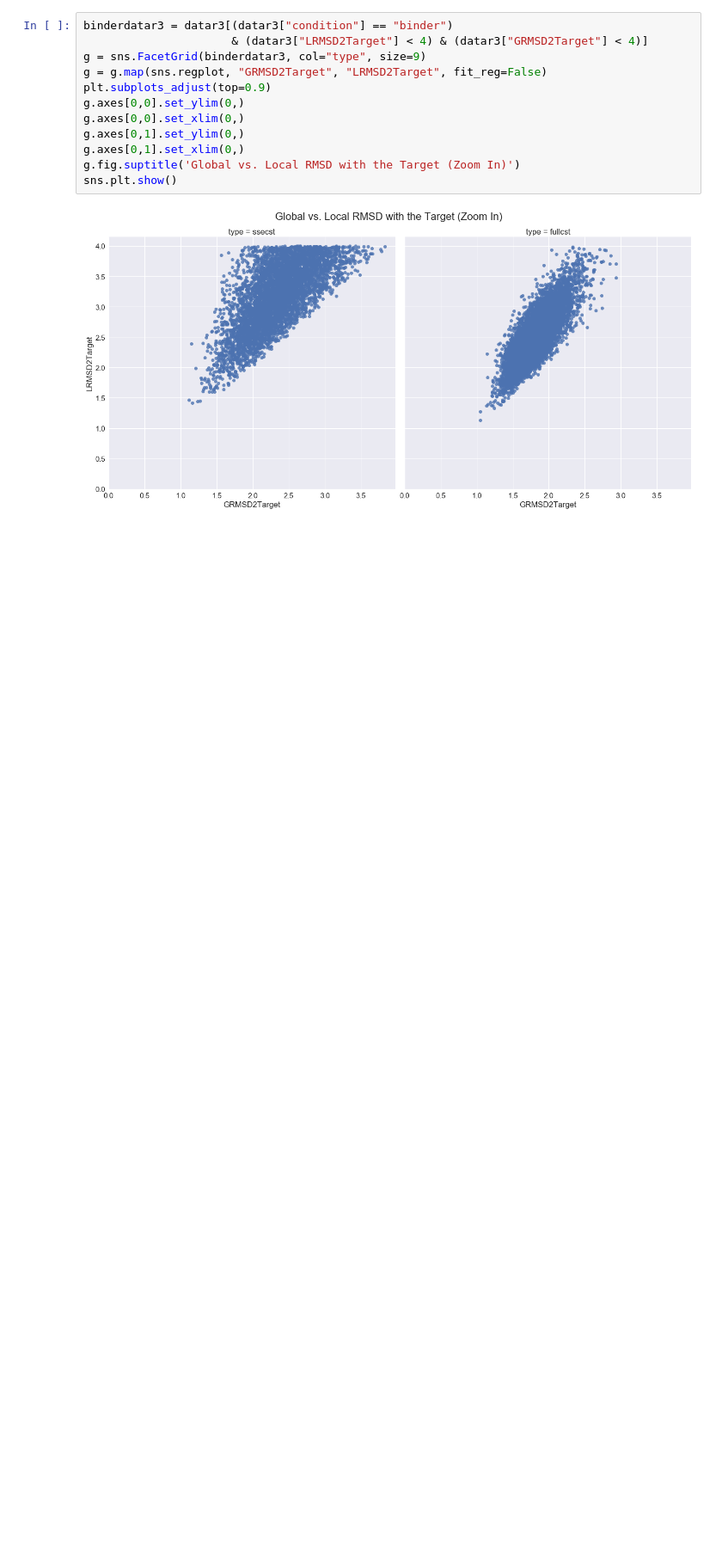
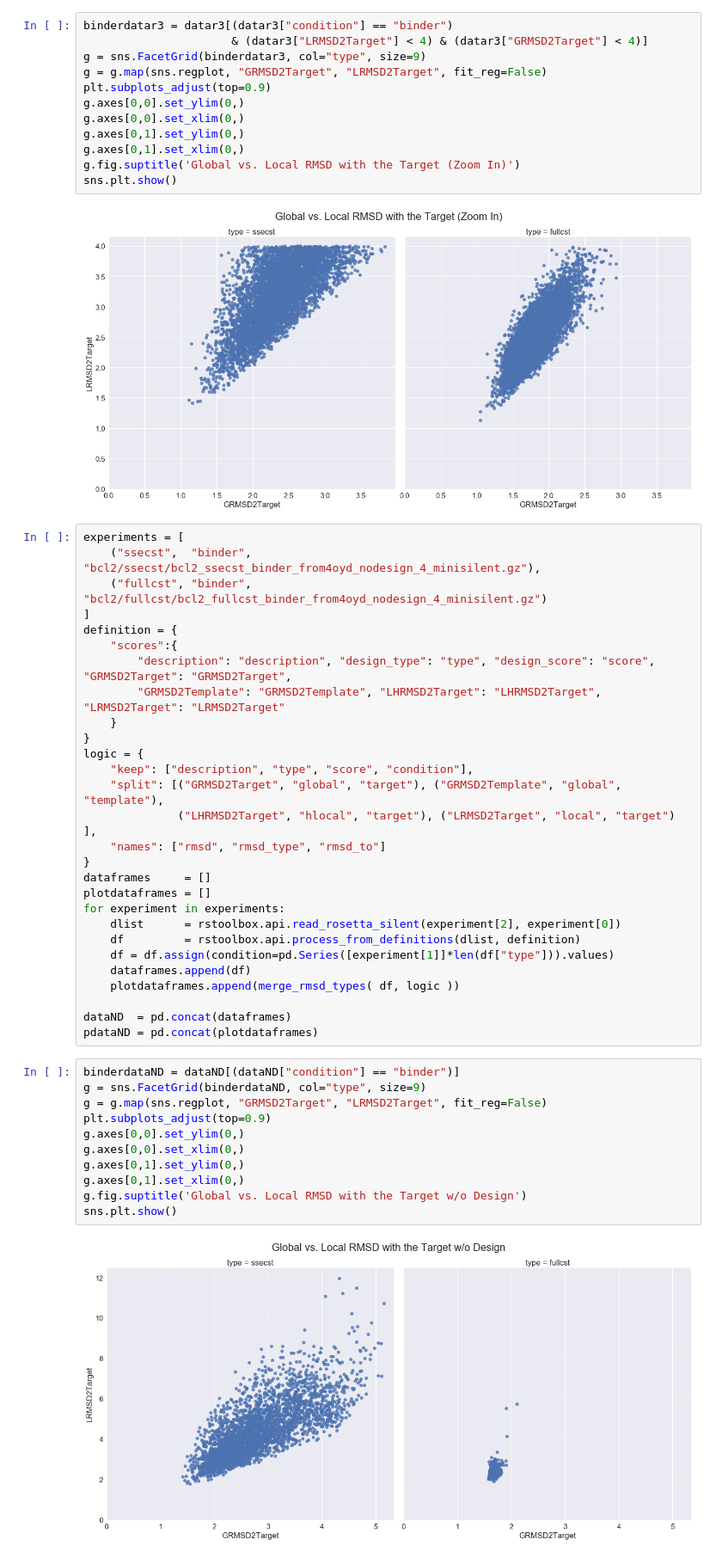
Before and after one commit to jaumebonet/FunFolDesTutorial, a Jupyter notebook: benchmark/scientific/bcl2_analysis.ipynb, the cells around one changed output. Shown at 86% size. Drawn from its saved outputs; the diff is of its cells as text; blank space fills up the shorter version.

Commit message:
bcl2 fullDesign test prepared

```diff
--- a/benchmark/scientific/bcl2_analysis.ipynb
+++ b/benchmark/scientific/bcl2_analysis.ipynb
@@ -295,3 +295,44 @@ g.fig.suptitle('Global vs. Local RMSD with the Target (Zoom In)')
 sns.plt.show()
 # %% [output]
 [figure]
+# %%
+experiments = [
+    ("ssecst",  "binder", "bcl2/ssecst/bcl2_ssecst_binder_from4oyd_nodesign_4_minisilent.gz"),
+    ("fullcst", "binder", "bcl2/fullcst/bcl2_fullcst_binder_from4oyd_nodesign_4_minisilent.gz")
+]
+definition = {
+    "scores":{
+        "description": "description", "design_type": "type", "design_score": "score", "GRMSD2Target": "GRMSD2Target",
+        "GRMSD2Template": "GRMSD2Template", "LHRMSD2Target": "LHRMSD2Target", "LRMSD2Target": "LRMSD2Target"
+    }
+}
+logic = {
+    "keep": ["description", "type", "score", "condition"],
+    "split": [("GRMSD2Target", "global", "target"), ("GRMSD2Template", "global", "template"),
+              ("LHRMSD2Target", "hlocal", "target"), ("LRMSD2Target", "local", "target") ],
+    "names": ["rmsd", "rmsd_type", "rmsd_to"]
+}
+dataframes     = []
+plotdataframes = []
+for experiment in experiments:
+    dlist      = rstoolbox.api.read_rosetta_silent(experiment[2], experiment[0])
+    df         = rstoolbox.api.process_from_definitions(dlist, definition)
+    df = df.assign(condition=pd.Series([experiment[1]]*len(df["type"])).values)
+    dataframes.append(df)
+    plotdataframes.append(merge_rmsd_types( df, logic ))
+
+dataND  = pd.concat(dataframes)
+pdataND = pd.concat(plotdataframes)
+# %%
+binderdataND = dataND[(dataND["condition"] == "binder")]
+g = sns.FacetGrid(binderdataND, col="type", size=9)
+g = g.map(sns.regplot, "GRMSD2Target", "LRMSD2Target", fit_reg=False)
+plt.subplots_adjust(top=0.9)
+g.axes[0,0].set_ylim(0,)
+g.axes[0,0].set_xlim(0,)
+g.axes[0,1].set_ylim(0,)
+g.axes[0,1].set_xlim(0,)
+g.fig.suptitle('Global vs. Local RMSD with the Target w/o Design')
+sns.plt.show()
+# %% [output]
+[figure, added]
```
Also changed, not shown: parts of 6 cells of this notebook, 2 other files.
